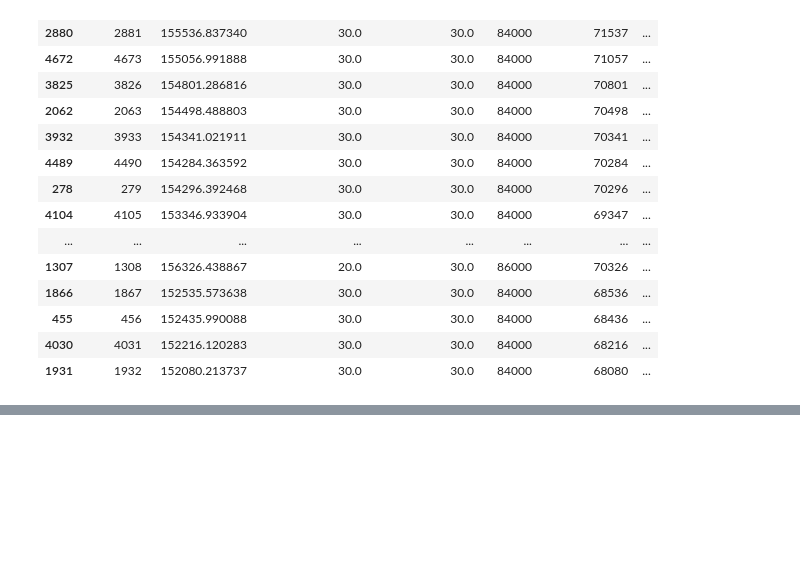
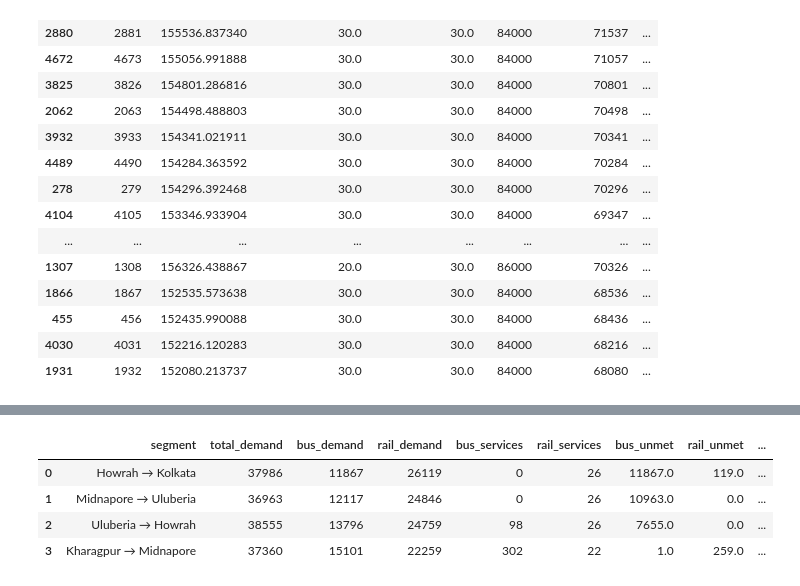
Before and after one commit to abhisarthak/public-transport-demand-planning, a Jupyter notebook: notebooks/03_fleet_optimization.ipynb, the cells around one changed output, grey strips where cells are left out. Cells and saved outputs as stored; diff of their text form; code cells hidden in the pictures; blank space fills up the shorter version.

```diff
--- a/notebooks/03_fleet_optimization.ipynb
+++ b/notebooks/03_fleet_optimization.ipynb
@@ -3319,0 +4004,85 @@ worst_scenarios[
+# %%
+# ============================================
+# 45. CORRECT FESTIVAL CORRIDOR VULNERABILITY
+# ============================================
+
+route_vulnerability = correct_festival_results.copy()
+
+# Total demand
+route_vulnerability["total_demand"] = (
+    route_vulnerability["bus_demand"]
+    + route_vulnerability["rail_demand"]
+)
+
+# Total unmet demand
+route_vulnerability["total_unmet"] = (
+    route_vulnerability["bus_unmet"]
+    + route_vulnerability["rail_unmet"]
+)
+
+# Demand actually served
+route_vulnerability["served_demand"] = (
+    route_vulnerability["total_demand"]
+    - route_vulnerability["total_unmet"]
+)
+
+# Coverage
+route_vulnerability["coverage_pct"] = (
+    route_vulnerability["served_demand"]
+    / route_vulnerability["total_demand"]
+    * 100
+)
+
+# Unmet percentage
+route_vulnerability["unmet_pct"] = (
+    route_vulnerability["total_unmet"]
+    / route_vulnerability["total_demand"]
+    * 100
+)
+
+# Share of total network unmet demand
+total_network_unmet = (
+    route_vulnerability["total_unmet"].sum()
+)
+
+route_vulnerability["share_of_network_unmet_pct"] = (
+    route_vulnerability["total_unmet"]
+    / total_network_unmet
+    * 100
+)
+
+# Rank by unmet demand
+route_vulnerability = (
+    route_vulnerability
+    .sort_values(
+        "total_unmet",
+        ascending=False
+    )
+    .reset_index(drop=True)
+)
+
+display(
+    route_vulnerability[
+        [
+            "segment",
+            "total_demand",
+            "bus_demand",
+            "rail_demand",
+            "bus_services",
+            "rail_services",
+            "bus_unmet",
+            "rail_unmet",
+            "total_unmet",
+            "coverage_pct",
+            "unmet_pct",
+            "share_of_network_unmet_pct",
+            "bus_to_rail_shift"
+        ]
+    ]
+)
+# %% [output]
+|  | segment | total_demand | bus_demand | rail_demand | bus_services | rail_services | bus_unmet | rail_unmet | ... |
+| 0 | Howrah → Kolkata | 37986 | 11867 | 26119 | 0 | 26 | 11867.0 | 119.0 | ... |
+| 1 | Midnapore → Uluberia | 36963 | 12117 | 24846 | 0 | 26 | 10963.0 | 0.0 | ... |
+| 2 | Uluberia → Howrah | 38555 | 13796 | 24759 | 98 | 26 | 7655.0 | 0.0 | ... |
+| 3 | Kharagpur → Midnapore | 37360 | 15101 | 22259 | 302 | 22 | 1.0 | 259.0 | ... |
```
Also changed, not shown: parts of 22 cells of this notebook.
